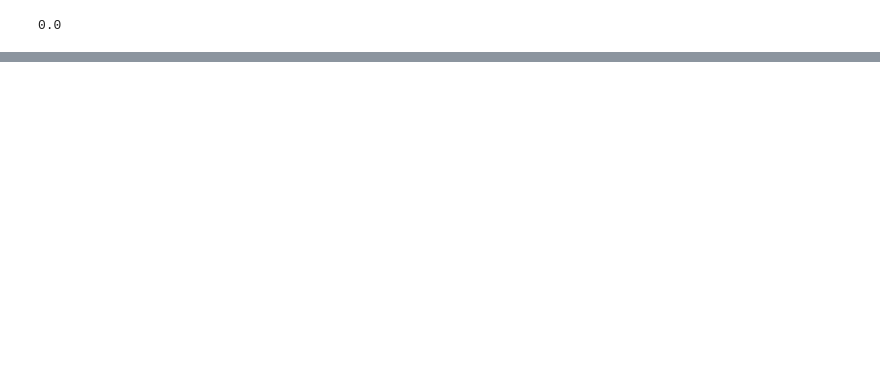
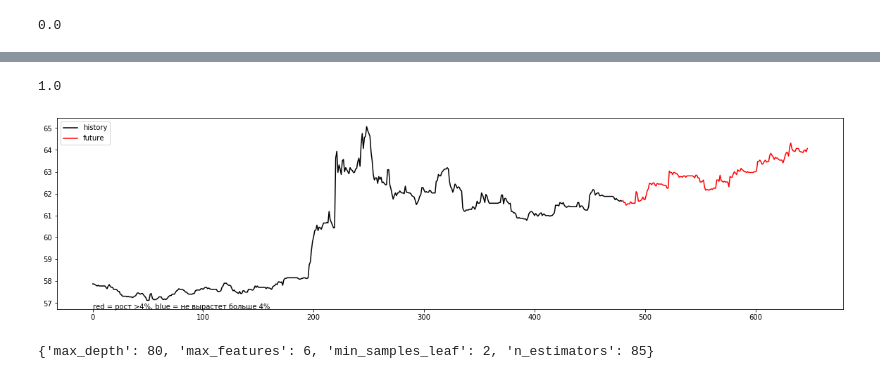
Before and after one commit to AririKaToku/Training_examples, a Jupyter notebook: Supervised/usd__rub_pair_predict/usd_rub_pair.ipynb, the cells around one changed output, grey strips where cells are left out. Cells and saved outputs as stored; diff of their text form; code cells hidden in the pictures; blank space fills up the shorter version.

```diff
--- a/Supervised/usd__rub_pair_predict/usd_rub_pair.ipynb
+++ b/Supervised/usd__rub_pair_predict/usd_rub_pair.ipynb
@@ -270,2 +267,2 @@ RandomForestClassifier(bootstrap=True, ccp_alpha=0.0, class_weight=None,
 # %%
-y_pred = rf_clf.predict(ds_x_test)
+test_pred = rf_clf.predict(ds_x_test)
@@ -354,0 +304,7 @@ array([62.84, 62.84, 62.8 , 62.75, 62.75, 62.8 , 62.72, 62.84, 62.84,
+# %%
+number = 104
+plot_graph(number, use_train_set= False)
+print(test_pred[number])
+# %% [output]
+1.0
+[figure, added]
@@ -354,0 +319,6 @@ array([62.84, 62.84, 62.8 , 62.75, 62.75, 62.8 , 62.72, 62.84, 62.84,
+# %%
+grid_search = GridSearchCV(rf_clf, param_grid, cv = 10, n_jobs=-1)
+grid_search.fit(ds_x_train,ds_y_train[:,0])
+grid_search.best_params_
+# %% [output]
+{'max_depth': 80, 'max_features': 6, 'min_samples_leaf': 2, 'n_estimators': 85}
```
Also changed, not shown: parts of 52 cells of this notebook.
